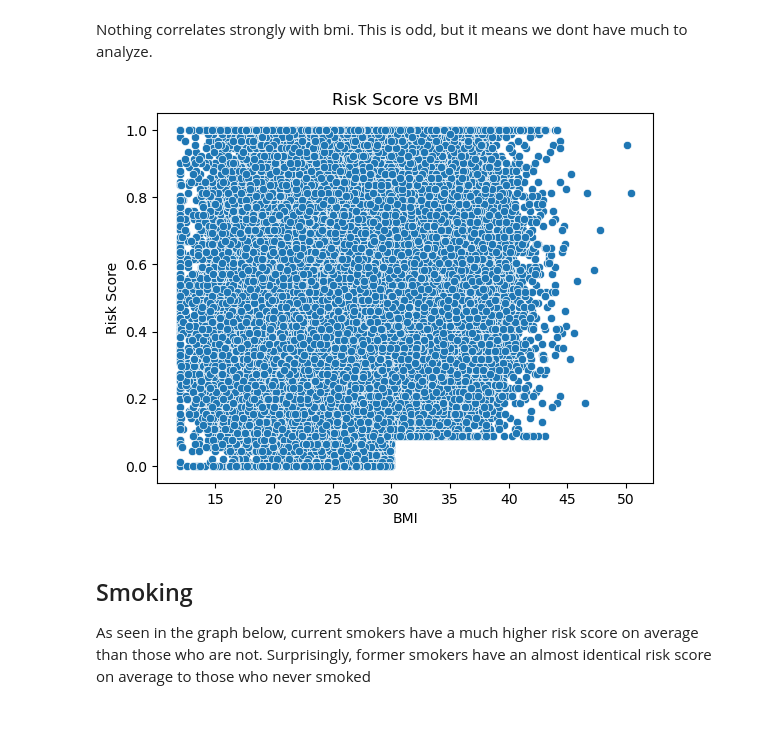
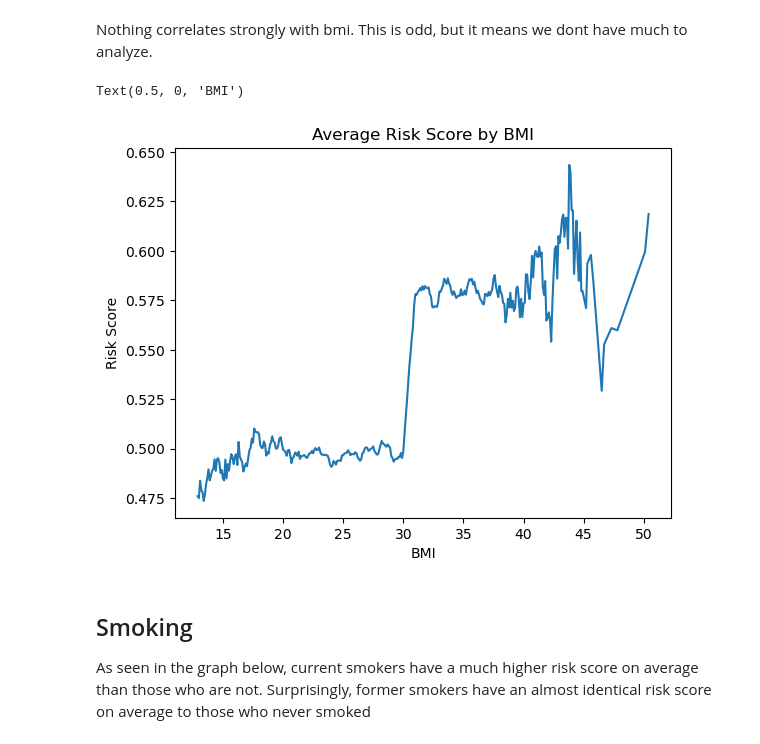
Before and after one commit to Abled773/HI-Risk-Prediction-and-Analysis, a Jupyter notebook: Risk_Analysis_and_Prediction.ipynb, the cells around one changed output. Cells and saved outputs as stored; diff of their text form; code cells hidden in the pictures.

```diff
--- a/Risk_Analysis_and_Prediction.ipynb
+++ b/Risk_Analysis_and_Prediction.ipynb
@@ -577,19 +589,15 @@ Name: bmi, dtype: float64
 Nothing correlates strongly with bmi. This is odd, but it means we dont have much to analyze.
 # %%
 bmi_average_risk_score = data.groupby('bmi')['risk_score'].mean()
-sns.lineplot(smoothed_age_average)
-plt.title('Average Risk Score by Age')
+# Rolling average risk score of last 5 years of age
+smoothed_bmi_average = bmi_average_risk_score.rolling(window=10).mean()
+sns.lineplot(smoothed_bmi_average)
+plt.title('Average Risk Score by BMI')
 plt.ylabel('Risk Score')
-plt.xlabel('Age')
-plt.xlim(0, 100)
+plt.xlabel('BMI')
+# %% [output]
+Text(0.5, 0, 'BMI')
+[figure, added]
-# %%
-sns.scatterplot(data=analysis_data, x='bmi', y='risk_score')
-plt.xlabel('BMI')
-plt.ylabel('Risk Score')
-plt.title('Risk Score vs BMI')
-plt.show()
-# %% [output]
-[figure, removed]
 # %% [markdown]
 ## Smoking
 
```
Also changed, not shown: parts of 11 cells of this notebook.
